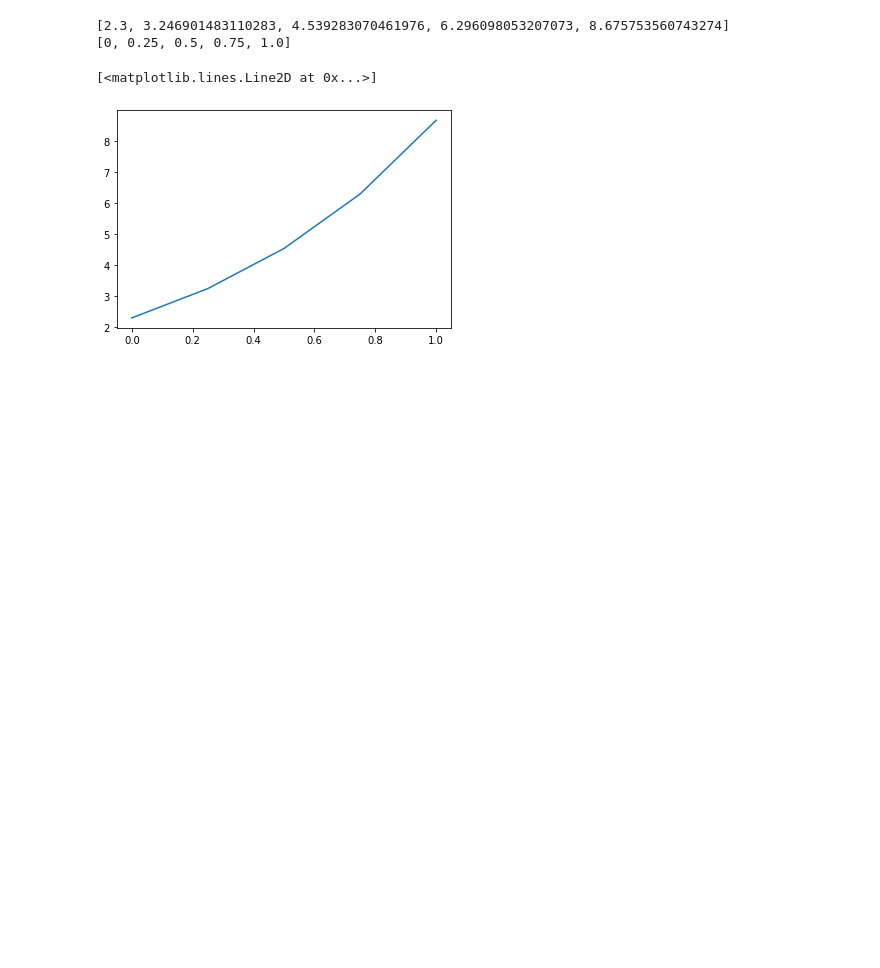
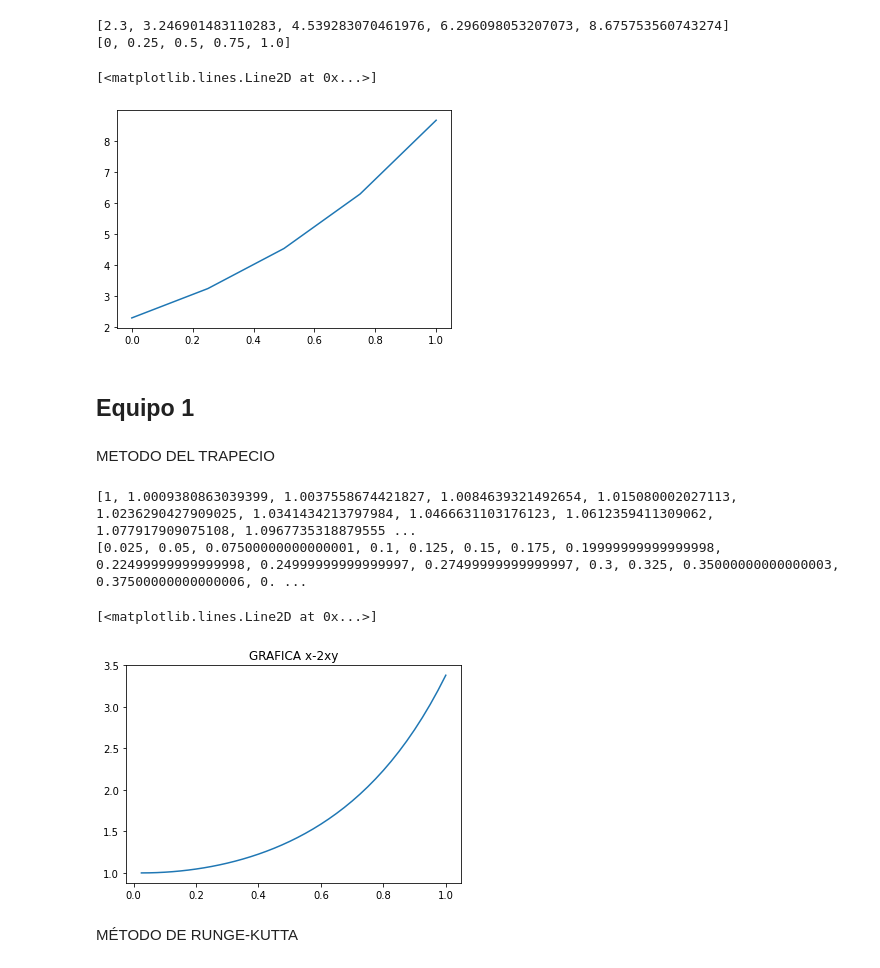
Before and after one commit to antvilla06/Programaci-n-y-M-todos-Num-ricos, a Jupyter notebook: Unidad_5.ipynb, the cells around one changed output. Cells and saved outputs as stored; diff of their text form; code cells hidden in the pictures; blank space fills up the shorter version.

```diff
--- a/Unidad_5.ipynb
+++ b/Unidad_5.ipynb
@@ -72,3 +72,7 @@ plt.plot(matx,sol)
 [0, 0.25, 0.5, 0.75, 1.0]
 [<matplotlib.lines.Line2D at 0x...>]
 [figure]
+# %% [markdown]
+## Equipo 1
+# %% [markdown]
+ METODO DEL TRAPECIO
@@ -74,0 +84,33 @@ plt.plot(matx,sol)
+# %%
+a=0
+b=1
+n=40
+h=(b-a)/n
+
+x=0
+x1=h
+y=1
+X=[]
+Y=[]
+
+k=0
+while k < n:
+  X.append(x1)
+  Y.append(y)
+  y=(1/(1-(h*x1)))*(((h*x)/2) + (h*x*y) + ((h*x1)/2) + y)
+  x1=x1+h
+  x=x+h
+  k=k+1 #Para que siga la secuencia
+
+print(Y)
+print(X)
+
+plt.title("GRAFICA x-2xy")
+plt.plot(X,Y)
+# %% [output]
+[1, 1.0009380863039399, 1.0037558674421827, 1.0084639321492654, 1.015080002027113, 1.0236290427909025, 1.0341434213797984, 1.0466631103176123, 1.0612359411309062, 1.077917909075108, 1.0967735318879555 ...
+[0.025, 0.05, 0.07500000000000001, 0.1, 0.125, 0.15, 0.175, 0.19999999999999998, 0.22499999999999998, 0.24999999999999997, 0.27499999999999997, 0.3, 0.325, 0.35000000000000003, 0.37500000000000006, 0. ...
+[<matplotlib.lines.Line2D at 0x...>]
+[figure, added]
+# %% [markdown]
+ MÉTODO DE RUNGE-KUTTA
```
Also changed, not shown: parts of 13 cells of this notebook.
